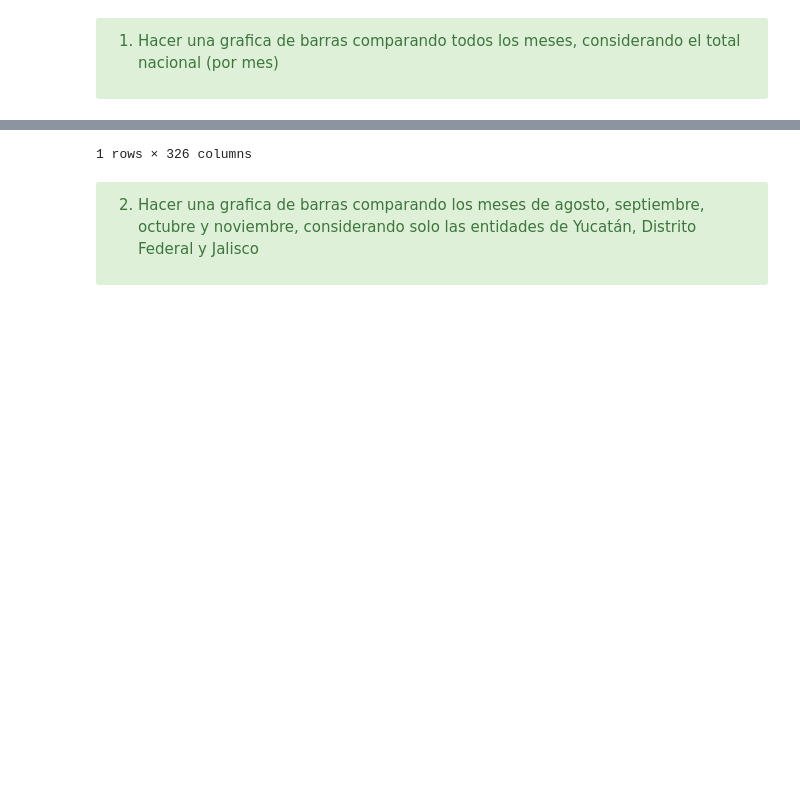
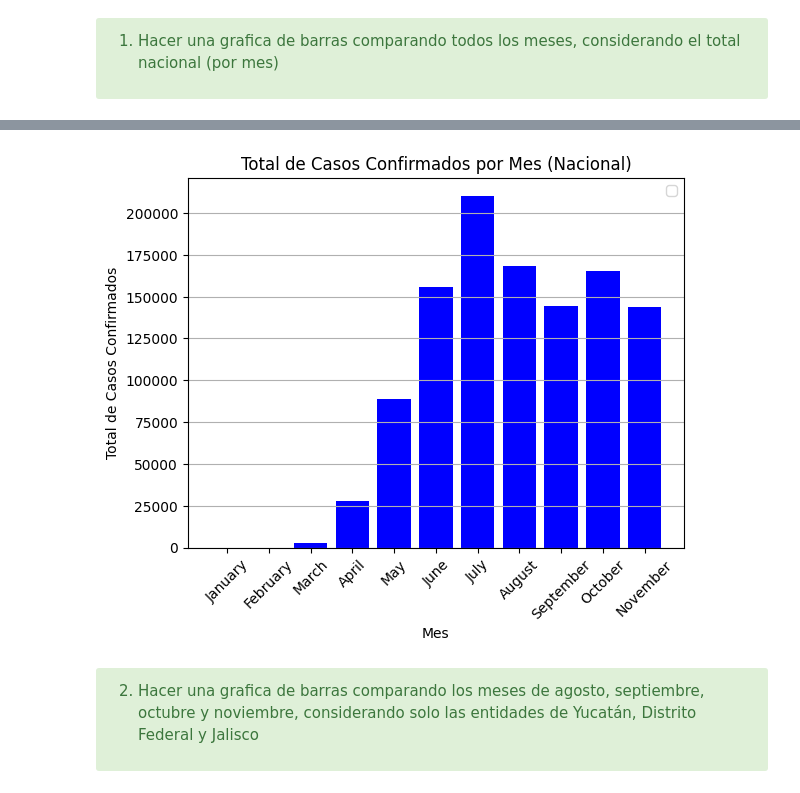
Before and after one commit to depresionTropical/data-science-class, a Jupyter notebook: CD_12_Visualizacion_Matplotlib/CD_12_Ejercicio_VictorHugo-MartinezGonzalez.ipynb, the cells around one changed output, grey strips where cells are left out. Cells and saved outputs as stored; diff of their text form; code cells hidden in the pictures; blank space fills up the shorter version.

```diff
--- a/CD_12_Visualizacion_Matplotlib/CD_12_Ejercicio_VictorHugo-MartinezGonzalez.ipynb
+++ b/CD_12_Visualizacion_Matplotlib/CD_12_Ejercicio_VictorHugo-MartinezGonzalez.ipynb
@@ -181,3 +181,12 @@ df
 | 31 | 32 | 1666426 | ZACATECAS | 0 | 0 | 0 | 0 | 0 | 0 | ... |
 | 32 | 0 | 127792286 | Nacional | 0 | 1 | 0 | 0 | 0 | 0 | ... |
 33 rows × 326 columns
+# %%
+df_nuevo = df.drop(columns=['cve_ent', 'poblacion'])
+df_nuevo= df_nuevo.T
+# Supongamos que quieres usar la primera fila como nombres de columnas
+df_nuevo.columns = df_nuevo.iloc[0]
+
+# Eliminar la fila que ahora es el nombre de las columnas
+df_nuevo = df_nuevo[1:]
+df_nuevo
@@ -183,0 +207,3 @@ df
+# %%
+df_nuevo.index = pd.to_datetime(df_nuevo.index, format='%d-%m-%Y')
+df_nuevo.index
@@ -187,21 +222,18 @@ df
 1. Hacer una grafica de barras comparando todos los meses, considerando el total nacional (por mes)
 
 </div>
+# %%
+df_nacional = df_nuevo['Nacional']
+df_nacional_mensual = df_nacional.resample('ME').sum()
 # %%
-# Convertir las columnas de fechas a un formato datetime
-df.columns = [pd.to_datetime(col, format='%d-%m-%Y', errors='ignore') if '-' in col else col for col in df.columns]
 
-# Agrupar por mes y sumar los casos diarios
-df_nacional = df[df['nombre'] == 'Nacional']
-
-df_nacional
-# df_nacional_mensual = df_nacional.drop(columns=['cve_ent', 'poblacion', 'nombre']).sum().resample('M').sum()
-
-# # Crear la gráfica de barras
-# plt.bar(df_nacional_mensual.index.strftime('%B'), df_nacional_mensual.values, color='blue')
-# plt.xlabel('Mes')
-# plt.ylabel('Total de Casos Confirmados')
-# plt.title('Total de Casos Confirmados por Mes (Nacional)')
-# plt.xticks(rotation=45)
-# plt.show()
+# Crear la gráfica de barras
+plt.bar(df_nacional_mensual.index.strftime('%B'), df_nacional_mensual.values, color='blue')
+plt.xlabel('Mes')
+plt.ylabel('Total de Casos Confirmados')
+plt.title('Total de Casos Confirmados por Mes (Nacional)')
+plt.xticks(rotation=45)
+plt.grid(axis='y')
+plt.legend()
+plt.show()
 # %% [output]
@@ -210,4 +240,4 @@ df_nacional
-1 rows × 326 columns
+[figure, added]
 # %% [markdown]
 <div class="alert alert-success">
 
```
Also changed, not shown: parts of 6 cells of this notebook, 2 other files.
